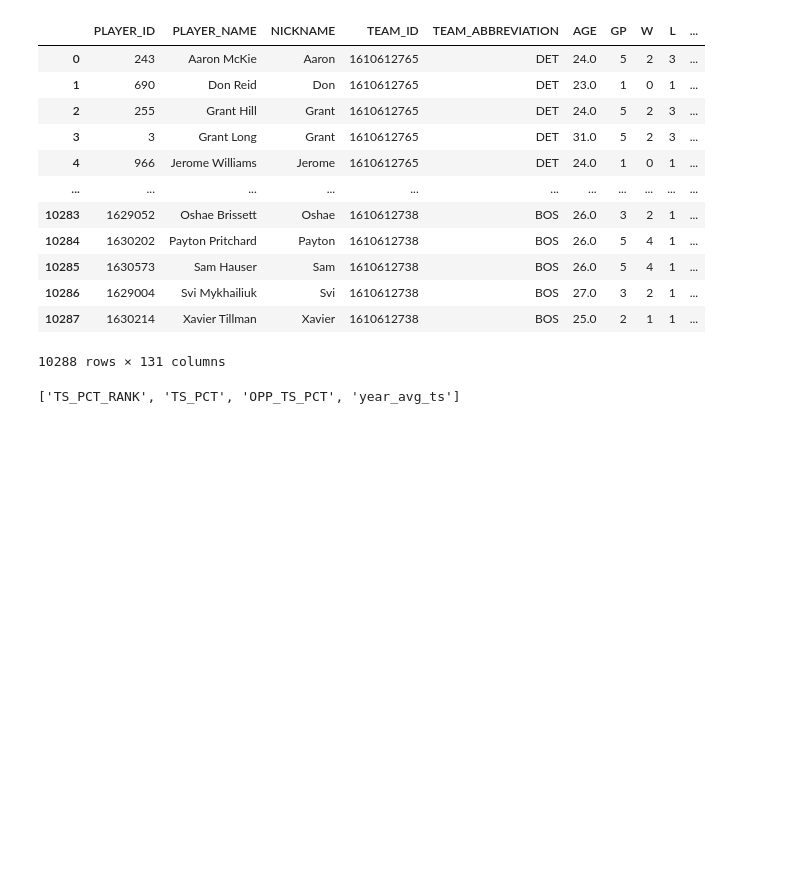
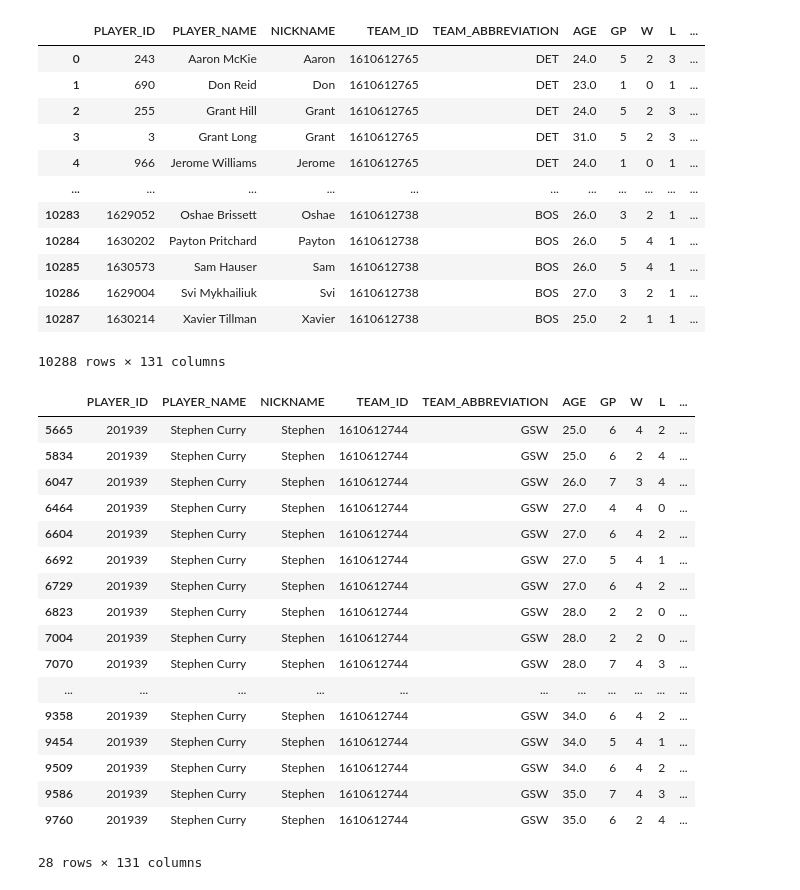
Before and after one commit to gabriel1200/nba_rapm, a Jupyter notebook: playoff_series.ipynb, the cells around one changed output. Saved outputs shown, nothing was run; the diff lists cells and outputs as text; code cells hidden in the pictures; blank space fills up the shorter version.

```diff
--- a/playoff_series.ipynb
+++ b/playoff_series.ipynb
@@ -163,6 +163,23 @@ final_frame
 # %%
 final_frame.to_csv('playoff_series.csv',index=False)
 # %%
-ts_col
+final_frame[final_frame.PLAYER_NAME=='Stephen Curry']
 # %% [output]
+|  | PLAYER_ID | PLAYER_NAME | NICKNAME | TEAM_ID | TEAM_ABBREVIATION | AGE | GP | W | L | ... |
+| 5665 | 201939 | Stephen Curry | Stephen | 1610612744 | GSW | 25.0 | 6 | 4 | 2 | ... |
+| 5834 | 201939 | Stephen Curry | Stephen | 1610612744 | GSW | 25.0 | 6 | 2 | 4 | ... |
+| 6047 | 201939 | Stephen Curry | Stephen | 1610612744 | GSW | 26.0 | 7 | 3 | 4 | ... |
+| 6464 | 201939 | Stephen Curry | Stephen | 1610612744 | GSW | 27.0 | 4 | 4 | 0 | ... |
+| 6604 | 201939 | Stephen Curry | Stephen | 1610612744 | GSW | 27.0 | 6 | 4 | 2 | ... |
+| 6692 | 201939 | Stephen Curry | Stephen | 1610612744 | GSW | 27.0 | 5 | 4 | 1 | ... |
+| 6729 | 201939 | Stephen Curry | Stephen | 1610612744 | GSW | 27.0 | 6 | 4 | 2 | ... |
+| 6823 | 201939 | Stephen Curry | Stephen | 1610612744 | GSW | 28.0 | 2 | 2 | 0 | ... |
+| 7004 | 201939 | Stephen Curry | Stephen | 1610612744 | GSW | 28.0 | 2 | 2 | 0 | ... |
+| 7070 | 201939 | Stephen Curry | Stephen | 1610612744 | GSW | 28.0 | 7 | 4 | 3 | ... |
+| ... | ... | ... | ... | ... | ... | ... | ... | ... | ... | ... |
+| 9358 | 201939 | Stephen Curry | Stephen | 1610612744 | GSW | 34.0 | 6 | 4 | 2 | ... |
+| 9454 | 201939 | Stephen Curry | Stephen | 1610612744 | GSW | 34.0 | 5 | 4 | 1 | ... |
+| 9509 | 201939 | Stephen Curry | Stephen | 1610612744 | GSW | 34.0 | 6 | 4 | 2 | ... |
+| 9586 | 201939 | Stephen Curry | Stephen | 1610612744 | GSW | 35.0 | 7 | 4 | 3 | ... |
+| 9760 | 201939 | Stephen Curry | Stephen | 1610612744 | GSW | 35.0 | 6 | 2 | 4 | ... |
-['TS_PCT_RANK', 'TS_PCT', 'OPP_TS_PCT', 'year_avg_ts']
+28 rows × 131 columns
```
Also changed, not shown: 14 other files.
